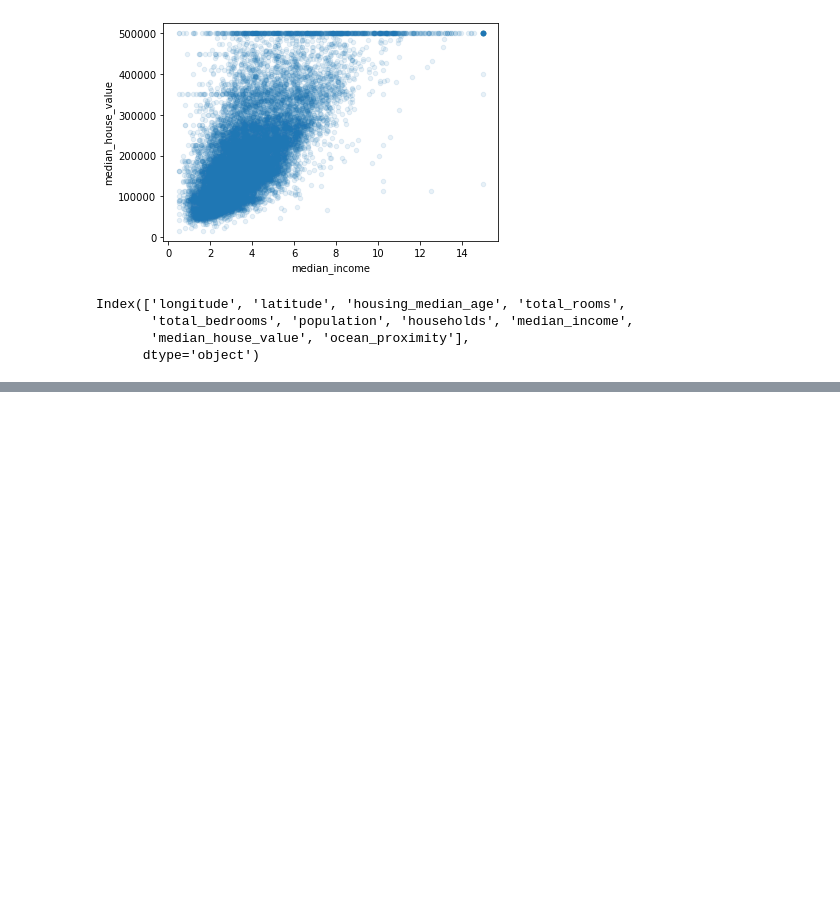
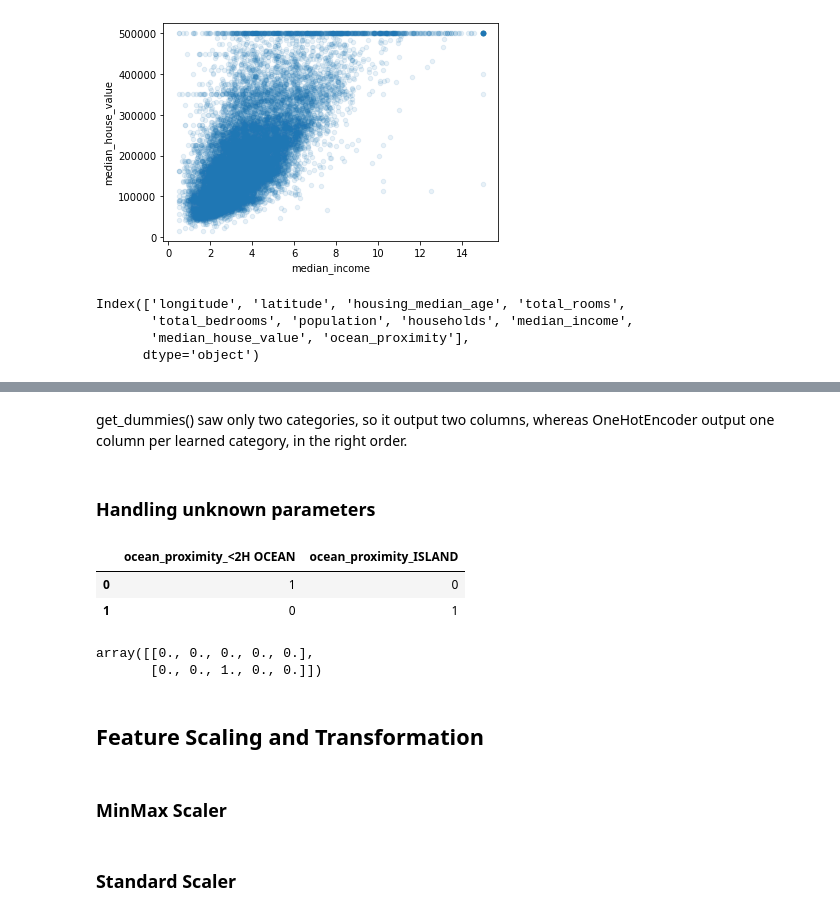
Before and after one commit to DennisxB/handson-machinelearning, a Jupyter notebook: ch_02_end_to_end_ml_proj.ipynb, the cells around one changed output, grey strips where cells are left out. Cells and saved outputs as stored; diff of their text form; code cells hidden in the pictures; blank space fills up the shorter version.

```diff
--- a/ch_02_end_to_end_ml_proj.ipynb
+++ b/ch_02_end_to_end_ml_proj.ipynb
@@ -311,0 +396,24 @@ dtype: int64
+# %% [markdown]
+get_dummies() saw only two categories, so it output
+two columns, whereas OneHotEncoder output one column per learned
+category, in the right order.
+# %% [markdown]
+### Handling unknown parameters
+# %%
+df_test_unknown = pd.DataFrame({"ocean_proximity": ["<2H OCEAN",
+                                "ISLAND"]})
+pd.get_dummies(df_test_unknown)
+# %% [output]
+|  | ocean_proximity_<2H OCEAN | ocean_proximity_ISLAND |
+| 0 | 1 | 0 |
+| 1 | 0 | 1 |
+# %%
+cat_encoder.handle_unknown = 'ignore'
+cat_encoder.transform(df_test_unknown).toarray()
+# %% [output]
+array([[0., 0., 0., 0., 0.],
+       [0., 0., 1., 0., 0.]])
+# %% [markdown]
+## Feature Scaling and Transformation
+# %% [markdown]
+### MinMax Scaler
@@ -311,0 +424,2 @@ dtype: int64
+# %% [markdown]
+### Standard Scaler
```
Also changed, not shown: parts of 51 cells of this notebook.
